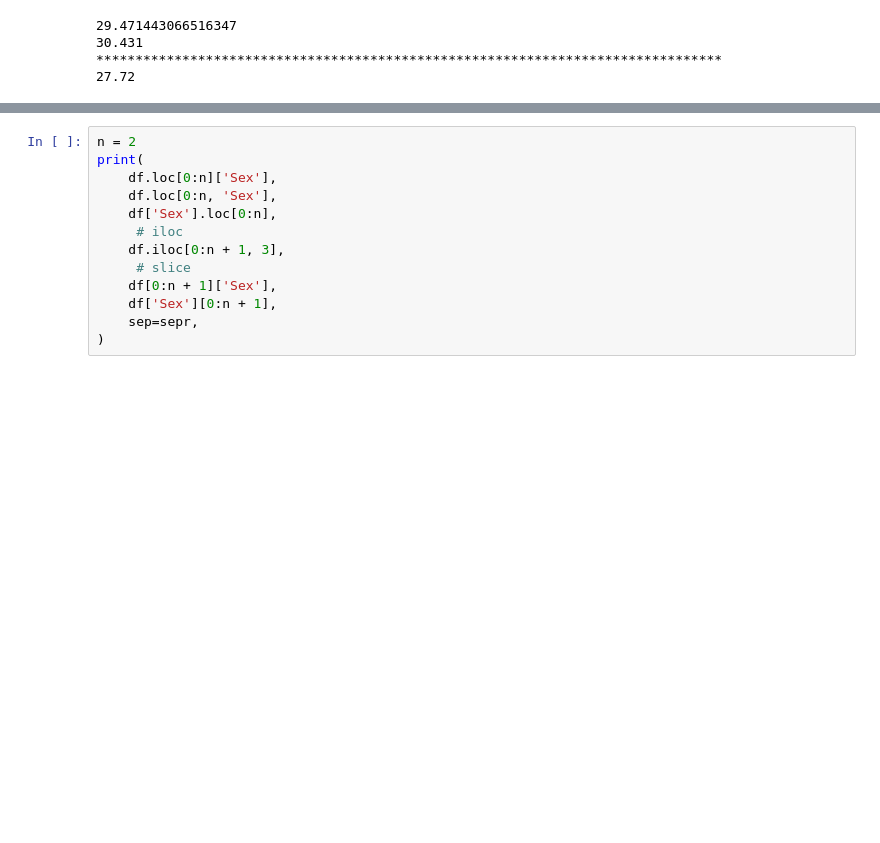
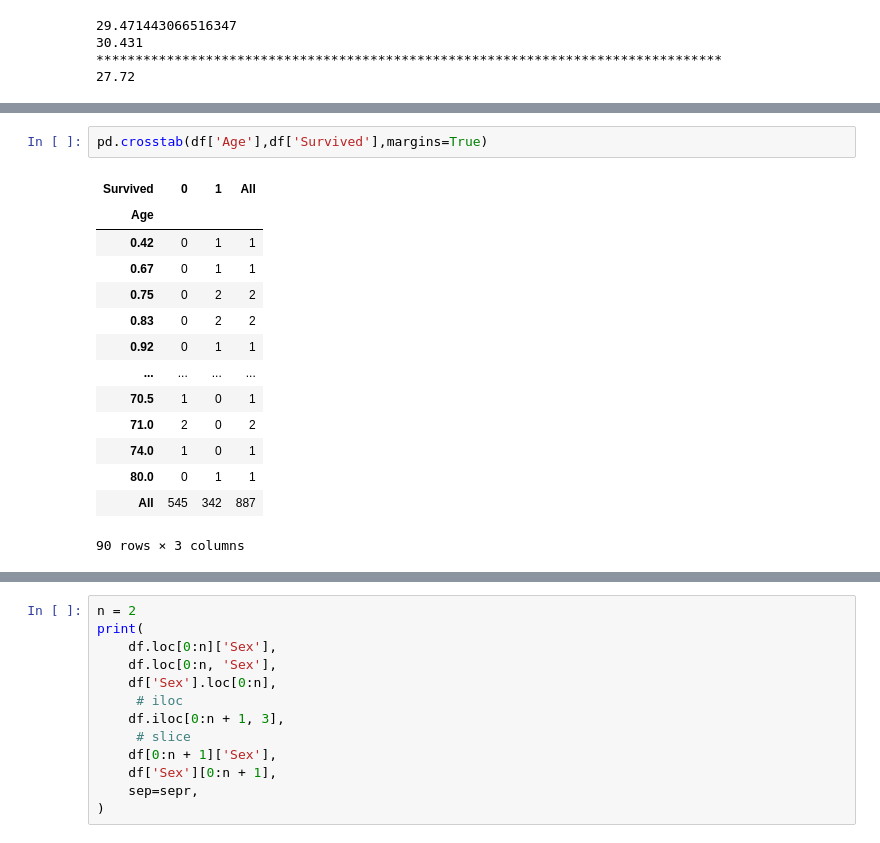
Before and after one commit to EnglishBeach/Python-Tests, a Jupyter notebook: Pandas/start.ipynb, the cells around one changed output, grey strips where cells are left out. Drawn from its saved outputs; the diff is of its cells as text; blank space fills up the shorter version.

```diff
--- a/Pandas/start.ipynb
+++ b/Pandas/start.ipynb
@@ -104,0 +121,17 @@ print(mean_m, mean_f, sep=sepr)
+# %%
+pd.crosstab(df['Age'],df['Survived'],margins=True)
+# %% [output]
+| Survived | 0 | 1 | All |
+| Age |  |  |  |
+| 0.42 | 0 | 1 | 1 |
+| 0.67 | 0 | 1 | 1 |
+| 0.75 | 0 | 2 | 2 |
+| 0.83 | 0 | 2 | 2 |
+| 0.92 | 0 | 1 | 1 |
+| ... | ... | ... | ... |
+| 70.5 | 1 | 0 | 1 |
+| 71.0 | 2 | 0 | 2 |
+| 74.0 | 1 | 0 | 1 |
+| 80.0 | 0 | 1 | 1 |
+| All | 545 | 342 | 887 |
+90 rows × 3 columns
```
Also changed, not shown: parts of 11 cells of this notebook.
